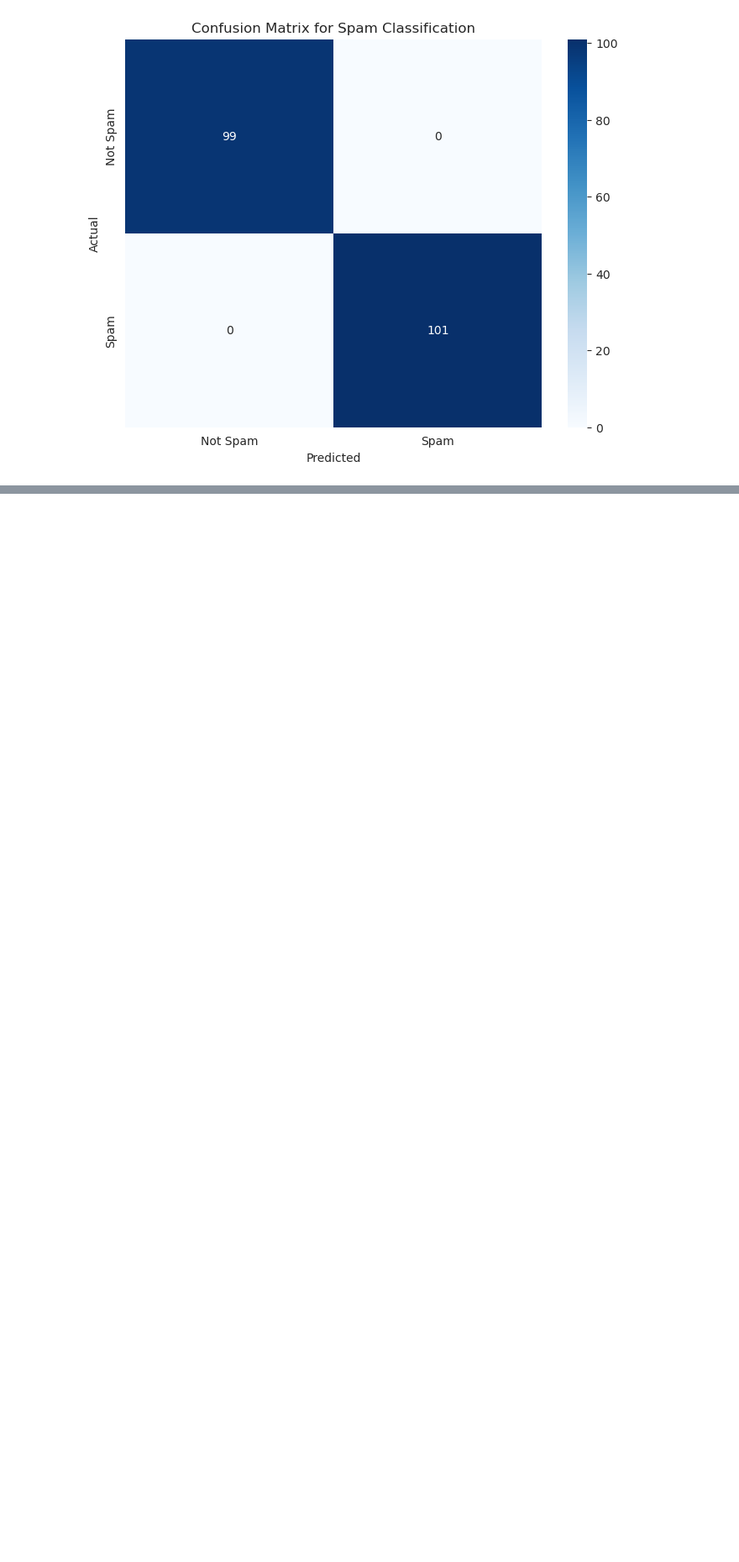
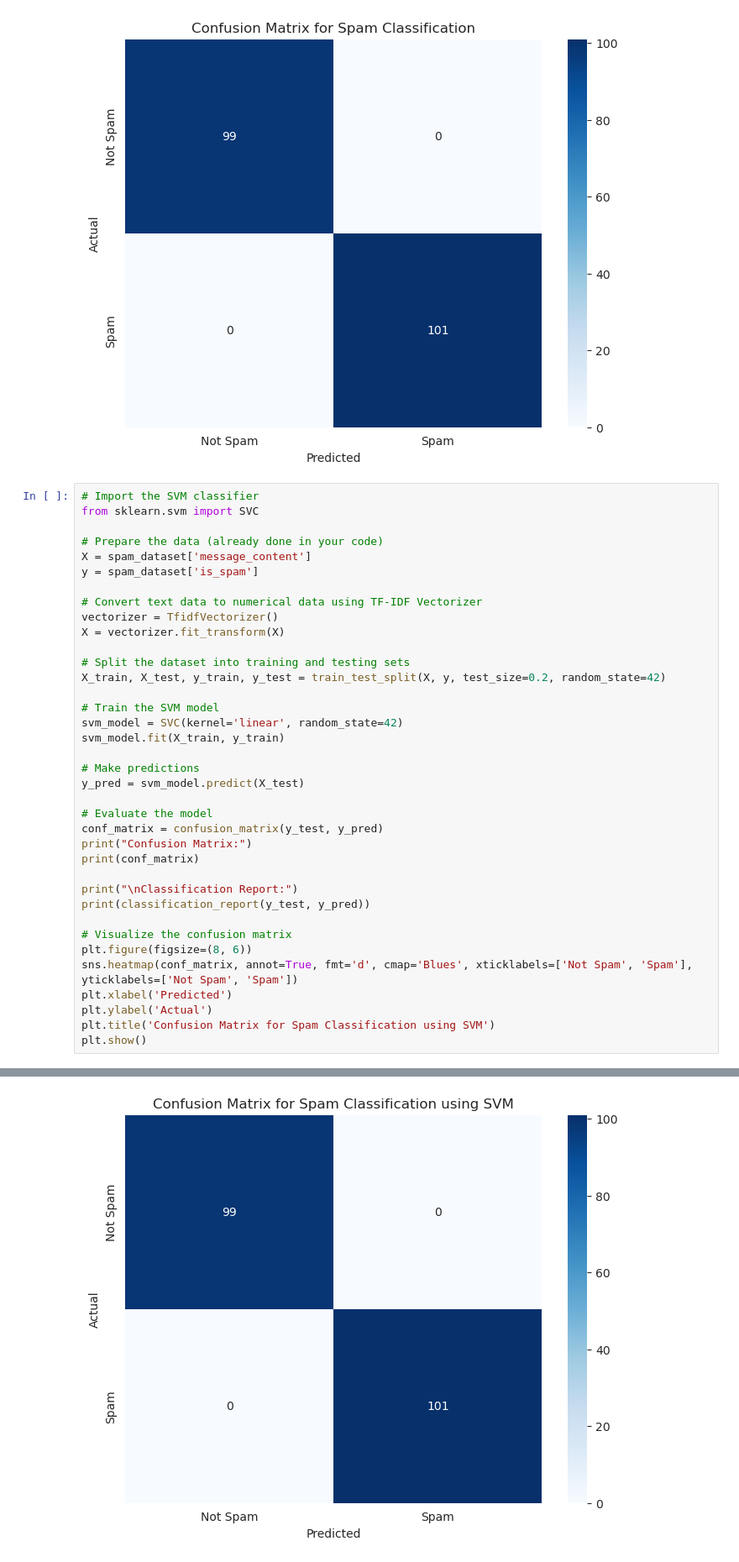
Before and after one commit to Niklas-Wag/Sleep_DSAI, a Jupyter notebook: SpamEmailClassification.ipynb, the cells around one changed output, grey strips where cells are left out. Shown: that part at 84% size. Saved outputs shown, nothing was run; the diff lists cells and outputs as text; blank space fills up the shorter version.

```diff
--- a/SpamEmailClassification.ipynb
+++ b/SpamEmailClassification.ipynb
@@ -373,3 +373,41 @@ Classification Report:
    macro avg       1.00      1.00      1.00       200
 weighted avg       1.00      1.00      1.00       200
 [figure]
+# %%
+# Import the SVM classifier
+from sklearn.svm import SVC
+
+# Prepare the data (already done in your code)
+X = spam_dataset['message_content']
+y = spam_dataset['is_spam']
+
+# Convert text data to numerical data using TF-IDF Vectorizer
+vectorizer = TfidfVectorizer()
+X = vectorizer.fit_transform(X)
+
+# Split the dataset into training and testing sets
+X_train, X_test, y_train, y_test = train_test_split(X, y, test_size=0.2, random_state=42)
+
+# Train the SVM model
+svm_model = SVC(kernel='linear', random_state=42)
+svm_model.fit(X_train, y_train)
+
+# Make predictions
+y_pred = svm_model.predict(X_test)
+
+# Evaluate the model
+conf_matrix = confusion_matrix(y_test, y_pred)
+print("Confusion Matrix:")
+print(conf_matrix)
+
+print("\nClassification Report:")
+print(classification_report(y_test, y_pred))
+
+# Visualize the confusion matrix
+plt.figure(figsize=(8, 6))
+sns.heatmap(conf_matrix, annot=True, fmt='d', cmap='Blues', xticklabels=['Not Spam', 'Spam'], yticklabels=['Not Spam', 'Spam'])
+plt.xlabel('Predicted')
+plt.ylabel('Actual')
+plt.title('Confusion Matrix for Spam Classification using SVM')
+plt.show()
+# %% [output]
@@ -375,0 +427 @@ weighted avg       1.00      1.00      1.00       200
+[figure, added]
```
Also changed, not shown: parts of 2 cells of this notebook.
